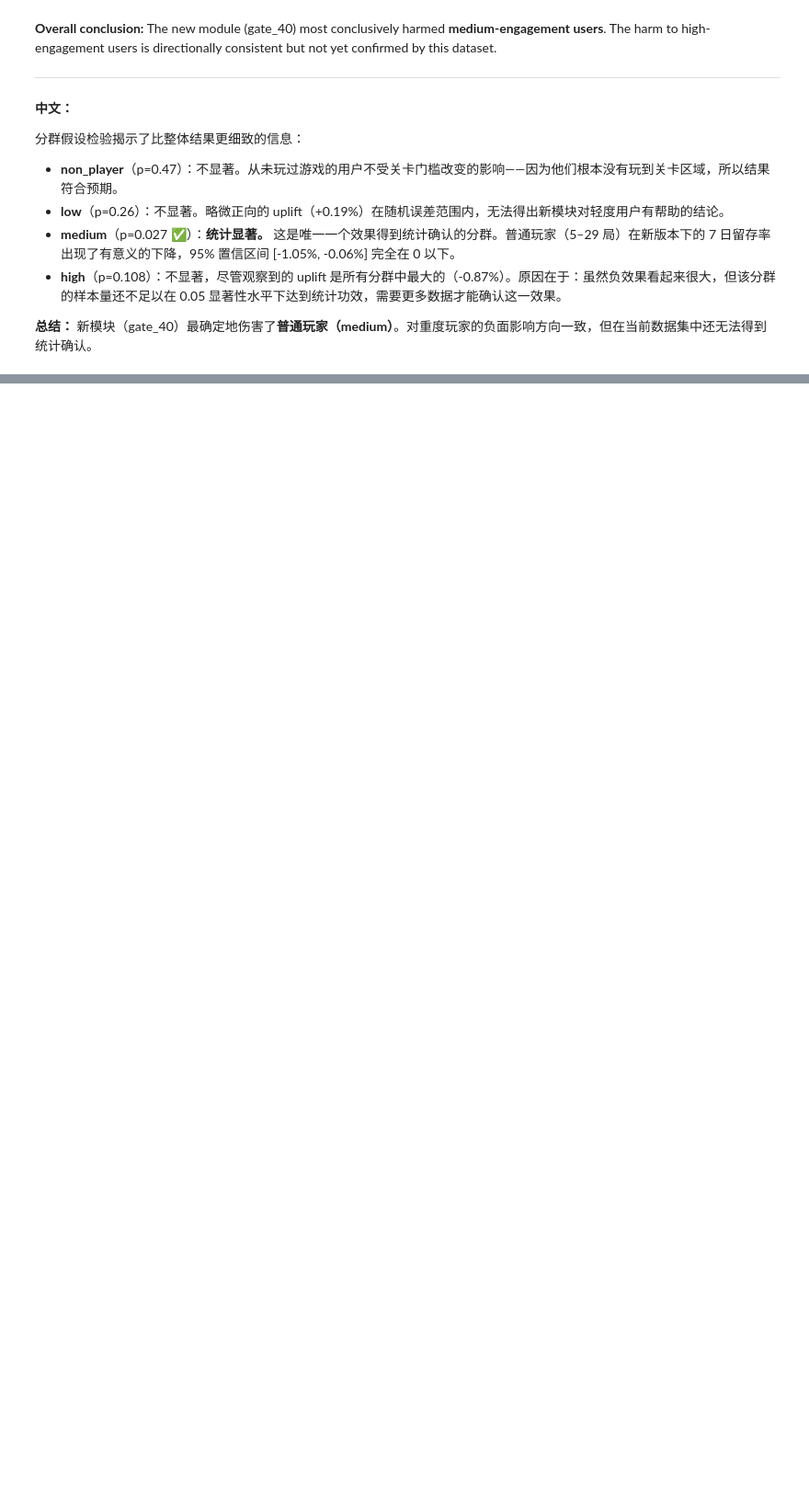
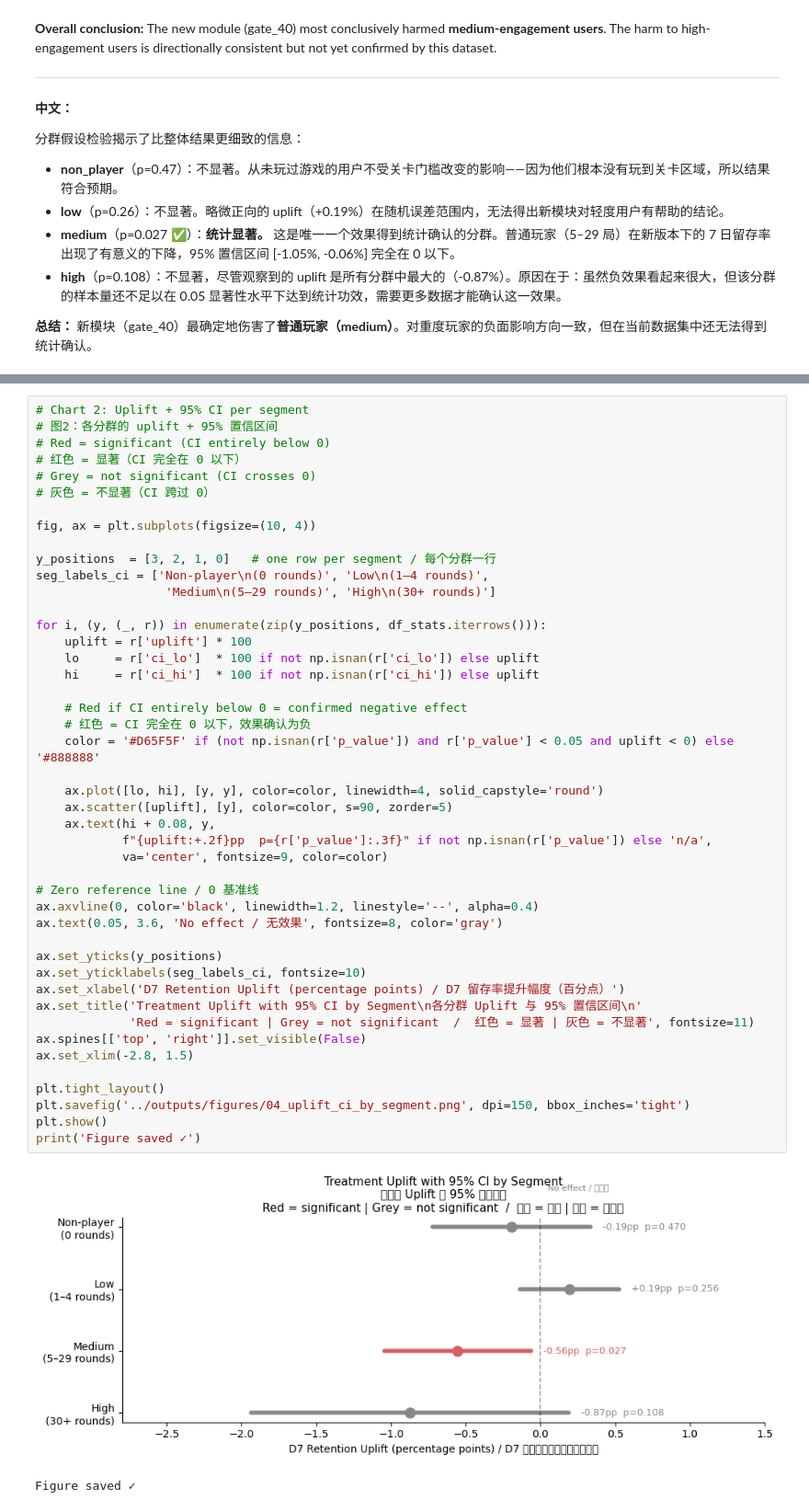
Before and after one commit to shuhan312/app-recommendation-ab-test-analytics, a Jupyter notebook: notebooks/04_segment_analysis.ipynb, the cells around one changed output, grey strips where cells are left out. Shown at 92% size. Cells and saved outputs as stored; diff of their text form; blank space fills up the shorter version.

```diff
--- a/notebooks/04_segment_analysis.ipynb
+++ b/notebooks/04_segment_analysis.ipynb
@@ -263,0 +314,48 @@ The segment-level hypothesis tests reveal a more nuanced picture than the overal
+# %%
+# Chart 2: Uplift + 95% CI per segment
+# 图2：各分群的 uplift + 95% 置信区间
+# Red = significant (CI entirely below 0)
+# 红色 = 显著（CI 完全在 0 以下）
+# Grey = not significant (CI crosses 0)
+# 灰色 = 不显著（CI 跨过 0）
+
+fig, ax = plt.subplots(figsize=(10, 4))
+
+y_positions  = [3, 2, 1, 0]   # one row per segment / 每个分群一行
+seg_labels_ci = ['Non-player\n(0 rounds)', 'Low\n(1–4 rounds)',
+                  'Medium\n(5–29 rounds)', 'High\n(30+ rounds)']
+
+for i, (y, (_, r)) in enumerate(zip(y_positions, df_stats.iterrows())):
+    uplift = r['uplift'] * 100
+    lo     = r['ci_lo']  * 100 if not np.isnan(r['ci_lo']) else uplift
+    hi     = r['ci_hi']  * 100 if not np.isnan(r['ci_hi']) else uplift
+
+    # Red if CI entirely below 0 = confirmed negative effect
+    # 红色 = CI 完全在 0 以下，效果确认为负
+    color = '#D65F5F' if (not np.isnan(r['p_value']) and r['p_value'] < 0.05 and uplift < 0) else '#888888'
+
+    ax.plot([lo, hi], [y, y], color=color, linewidth=4, solid_capstyle='round')
+    ax.scatter([uplift], [y], color=color, s=90, zorder=5)
+    ax.text(hi + 0.08, y,
+            f"{uplift:+.2f}pp  p={r['p_value']:.3f}" if not np.isnan(r['p_value']) else 'n/a',
+            va='center', fontsize=9, color=color)
+
+# Zero reference line / 0 基准线
+ax.axvline(0, color='black', linewidth=1.2, linestyle='--', alpha=0.4)
+ax.text(0.05, 3.6, 'No effect / 无效果', fontsize=8, color='gray')
+
+ax.set_yticks(y_positions)
+ax.set_yticklabels(seg_labels_ci, fontsize=10)
+ax.set_xlabel('D7 Retention Uplift (percentage points) / D7 留存率提升幅度（百分点）')
+ax.set_title('Treatment Uplift with 95% CI by Segment\n各分群 Uplift 与 95% 置信区间\n'
+             'Red = significant | Grey = not significant  /  红色 = 显著 | 灰色 = 不显著', fontsize=11)
+ax.spines[['top', 'right']].set_visible(False)
+ax.set_xlim(-2.8, 1.5)
+
+plt.tight_layout()
+plt.savefig('../outputs/figures/04_uplift_ci_by_segment.png', dpi=150, bbox_inches='tight')
+plt.show()
+print('Figure saved ✓')
+# %% [output]
+[figure, added]
+Figure saved ✓
```
Also changed, not shown: parts of 4 cells of this notebook, 2 other files.
